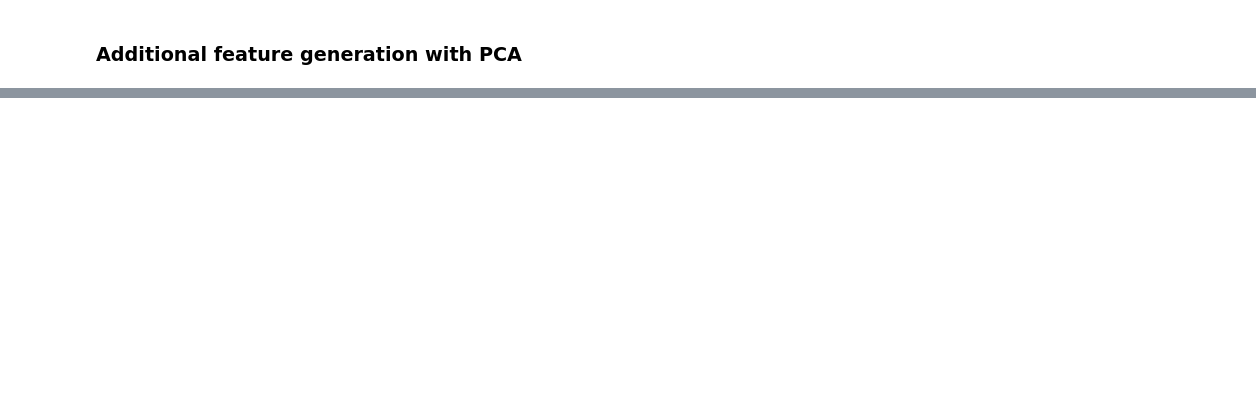
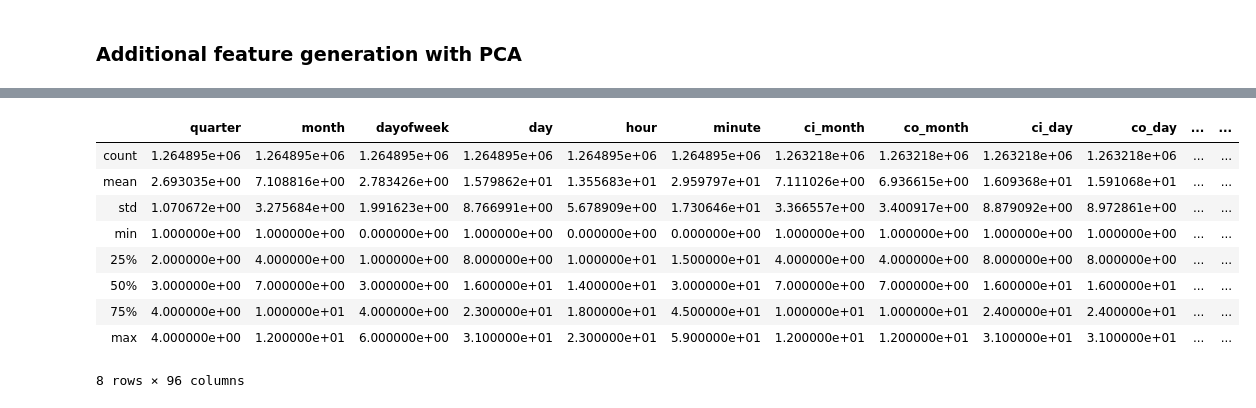
Before and after one commit to znulll/ROWILT, a Jupyter notebook: Kaggle/expedia-hotel-recommendations/expedia_hotel_recommendations.ipynb, the cells around one changed output, grey strips where cells are left out. Cells and saved outputs as stored; diff of their text form; code cells hidden in the pictures; blank space fills up the shorter version.

```diff
--- a/Kaggle/expedia-hotel-recommendations/expedia_hotel_recommendations.ipynb
+++ b/Kaggle/expedia-hotel-recommendations/expedia_hotel_recommendations.ipynb
@@ -502,0 +575,13 @@ destination_compression.head()
+# %%
+train_new_feature.describe()
+# %% [output]
+|  | quarter | month | dayofweek | day | hour | minute | ci_month | co_month | ci_day | co_day | ... | ... |
+| count | 1.264895e+06 | 1.264895e+06 | 1.264895e+06 | 1.264895e+06 | 1.264895e+06 | 1.264895e+06 | 1.263218e+06 | 1.263218e+06 | 1.263218e+06 | 1.263218e+06 | ... | ... |
+| mean | 2.693035e+00 | 7.108816e+00 | 2.783426e+00 | 1.579862e+01 | 1.355683e+01 | 2.959797e+01 | 7.111026e+00 | 6.936615e+00 | 1.609368e+01 | 1.591068e+01 | ... | ... |
+| std | 1.070672e+00 | 3.275684e+00 | 1.991623e+00 | 8.766991e+00 | 5.678909e+00 | 1.730646e+01 | 3.366557e+00 | 3.400917e+00 | 8.879092e+00 | 8.972861e+00 | ... | ... |
+| min | 1.000000e+00 | 1.000000e+00 | 0.000000e+00 | 1.000000e+00 | 0.000000e+00 | 0.000000e+00 | 1.000000e+00 | 1.000000e+00 | 1.000000e+00 | 1.000000e+00 | ... | ... |
+| 25% | 2.000000e+00 | 4.000000e+00 | 1.000000e+00 | 8.000000e+00 | 1.000000e+01 | 1.500000e+01 | 4.000000e+00 | 4.000000e+00 | 8.000000e+00 | 8.000000e+00 | ... | ... |
+| 50% | 3.000000e+00 | 7.000000e+00 | 3.000000e+00 | 1.600000e+01 | 1.400000e+01 | 3.000000e+01 | 7.000000e+00 | 7.000000e+00 | 1.600000e+01 | 1.600000e+01 | ... | ... |
+| 75% | 4.000000e+00 | 1.000000e+01 | 4.000000e+00 | 2.300000e+01 | 1.800000e+01 | 4.500000e+01 | 1.000000e+01 | 1.000000e+01 | 2.400000e+01 | 2.400000e+01 | ... | ... |
+| max | 4.000000e+00 | 1.200000e+01 | 6.000000e+00 | 3.100000e+01 | 2.300000e+01 | 5.900000e+01 | 1.200000e+01 | 1.200000e+01 | 3.100000e+01 | 3.100000e+01 | ... | ... |
+8 rows × 96 columns
```
Also changed, not shown: parts of 11 cells of this notebook.
